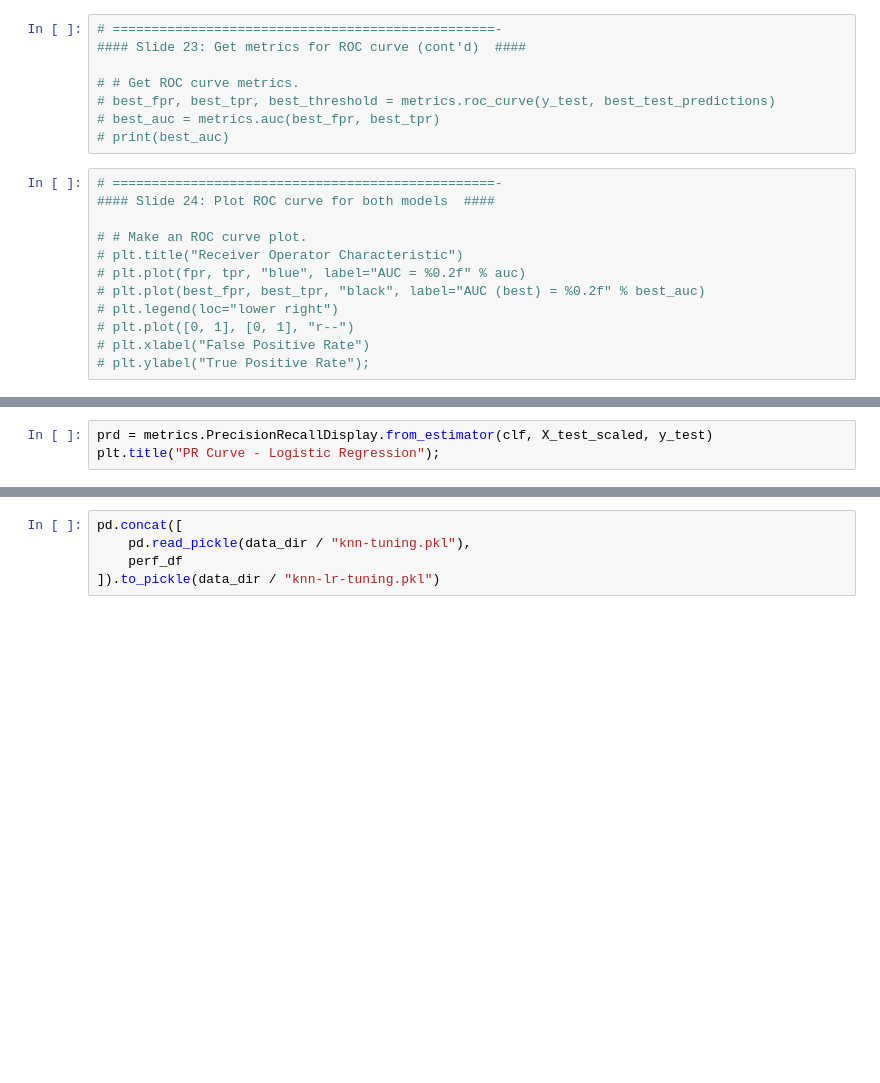
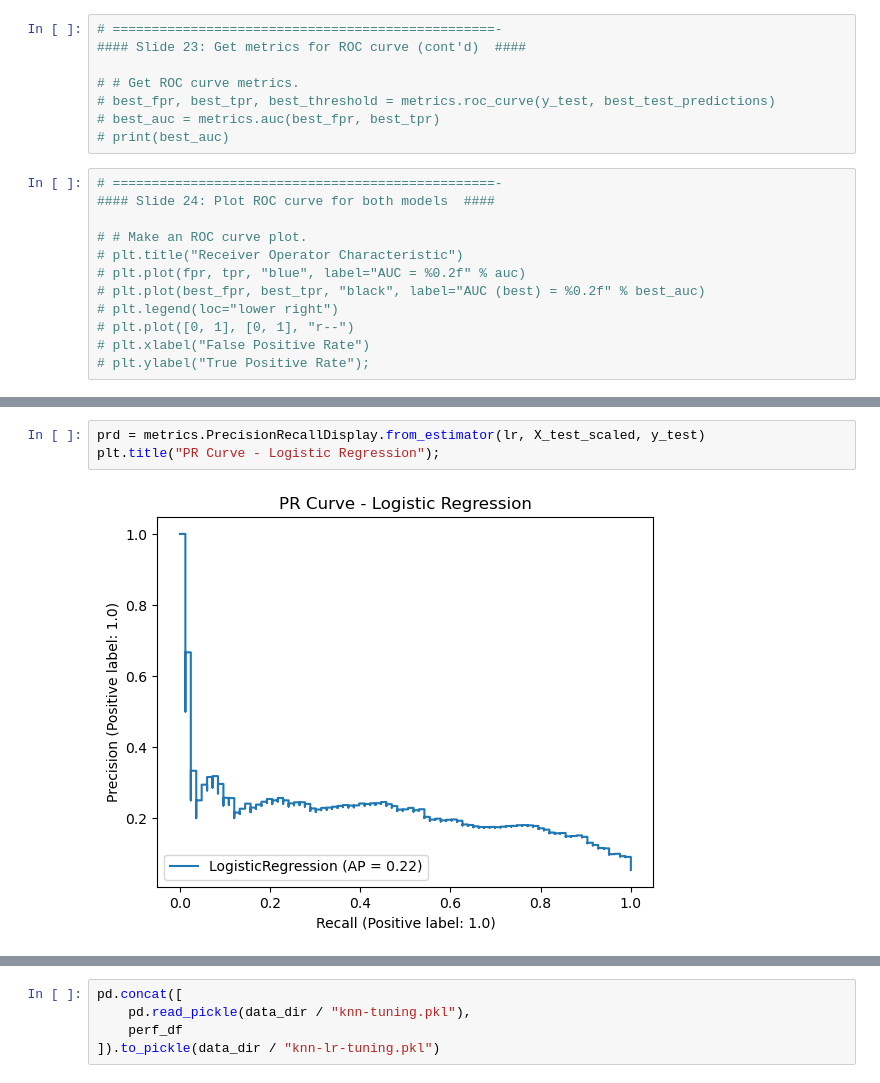
Before and after one commit to maptv/Classification-with-Python, a Jupyter notebook: 2-LogisticRegression/2-LogisticRegression-code.ipynb, the cells around one changed output, grey strips where cells are left out. Saved outputs shown, nothing was run; the diff lists cells and outputs as text; blank space fills up the shorter version.

```diff
--- a/2-LogisticRegression/2-LogisticRegression-code.ipynb
+++ b/2-LogisticRegression/2-LogisticRegression-code.ipynb
@@ -428,5 +516,7 @@ plt.title("ROC Curve - Logistic Regression");
 # %%
-prd = metrics.PrecisionRecallDisplay.from_estimator(clf, X_test_scaled, y_test)
+prd = metrics.PrecisionRecallDisplay.from_estimator(lr, X_test_scaled, y_test)
 plt.title("PR Curve - Logistic Regression");
+# %% [output]
+[figure, added]
 # %%
 rcd.roc_auc
```
Also changed, not shown: parts of 29 cells of this notebook, 1 other file.
